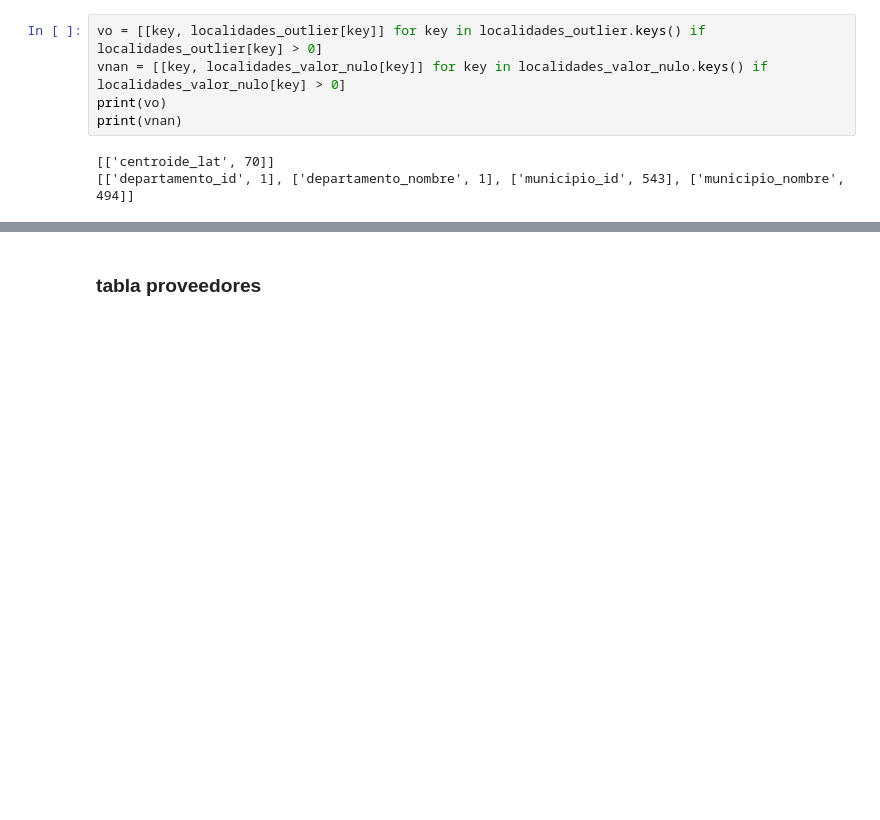
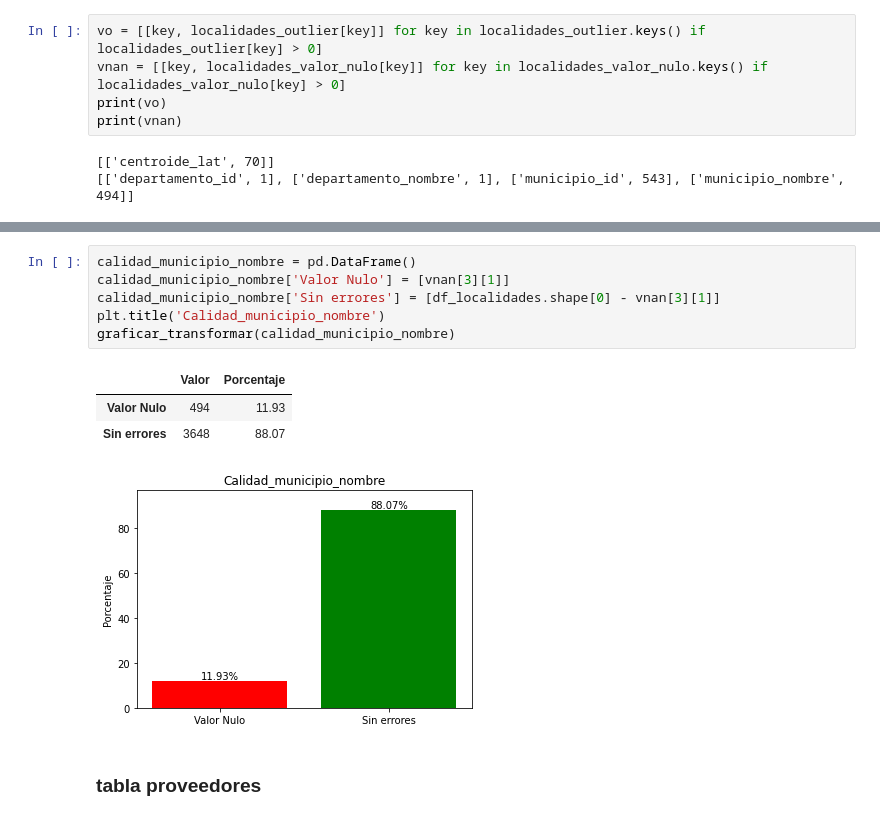
Before and after one commit to AlexRodriguezVillavicencio/DS-PI-ProyectoIndividual, a Jupyter notebook: calidad_dato.ipynb, the cells around one changed output, grey strips where cells are left out. Drawn from its saved outputs; the diff is of its cells as text; blank space fills up the shorter version.

```diff
--- a/calidad_dato.ipynb
+++ b/calidad_dato.ipynb
@@ -151,3 +173,14 @@ print(vnan)
+# %%
+calidad_municipio_nombre = pd.DataFrame()
+calidad_municipio_nombre['Valor Nulo'] = [vnan[3][1]]
+calidad_municipio_nombre['Sin errores'] = [df_localidades.shape[0] - vnan[3][1]]
+plt.title('Calidad_municipio_nombre')
+graficar_transformar(calidad_municipio_nombre)
+# %% [output]
+|  | Valor | Porcentaje |
+| Valor Nulo | 494 | 11.93 |
+| Sin errores | 3648 | 88.07 |
+[figure, added]
 # %% [markdown]
 ### tabla proveedores
 # %%
```
Also changed, not shown: parts of 7 cells of this notebook.
